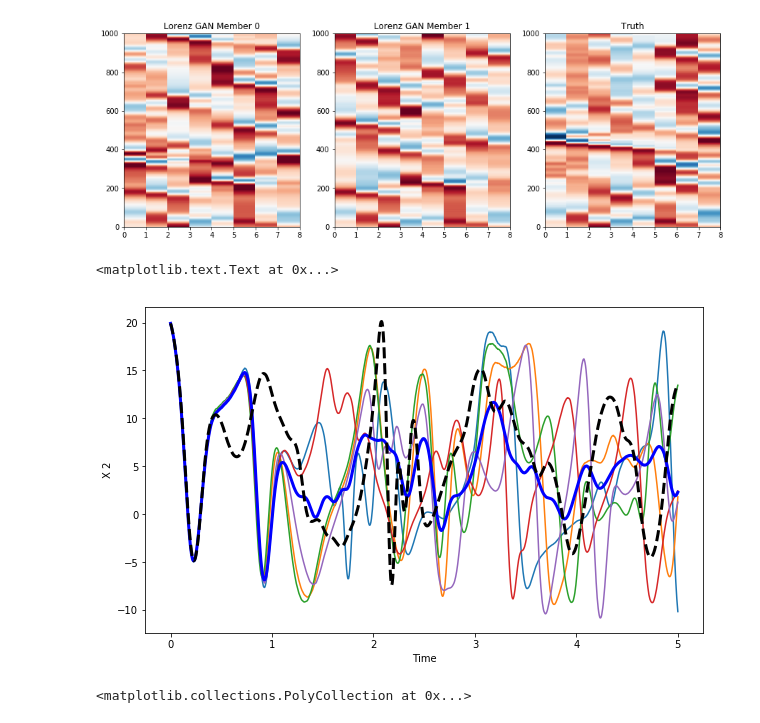
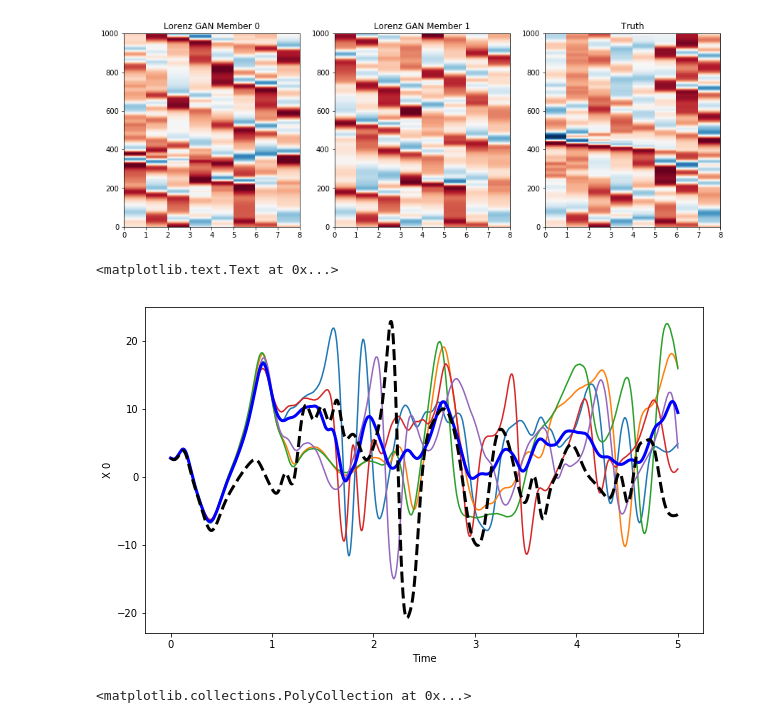
Before and after one commit to djgagne/lorenz_gan, a Jupyter notebook: notebooks/lorenz_gan_eval.ipynb, the cells around one changed output. Saved outputs shown, nothing was run; the diff lists cells and outputs as text; code cells hidden in the pictures.

```diff
--- a/notebooks/lorenz_gan_eval.ipynb
+++ b/notebooks/lorenz_gan_eval.ipynb
@@ -324,18 +324,18 @@ plt.title("Truth")
 [figure]
 # %%
 plt.figure(figsize=(10, 6))
-x_val = 2
+x_val = 0
 for i in range(5):
     plt.plot(lorenz_forecasts[0]["time"], lorenz_forecasts[i]["X_{0}".format(x_val)], "-")
 
 plt.plot(lorenz_forecasts[0]["time"], np.mean([lorenz_forecasts[i]["X_{0}".format(x_val)] for i in range(10)], axis=0), 'b-', lw=3)
 
 plt.plot(lorenz_forecasts[0]["time"], x_vals[100000:100000 + 1001, x_val], 'k--', lw=3)
 plt.xlabel("Time")
 plt.ylabel("X {0}".format(x_val))
 # %% [output]
 <matplotlib.text.Text at 0x...>
-[figure, old version]
+[figure, new version]
 # %%
 plt.subplots(1, 1, )
 plt.pcolor(lorenz_forecast_cube.std(axis=0))
```
Also changed, not shown: parts of 1 cell of this notebook.
